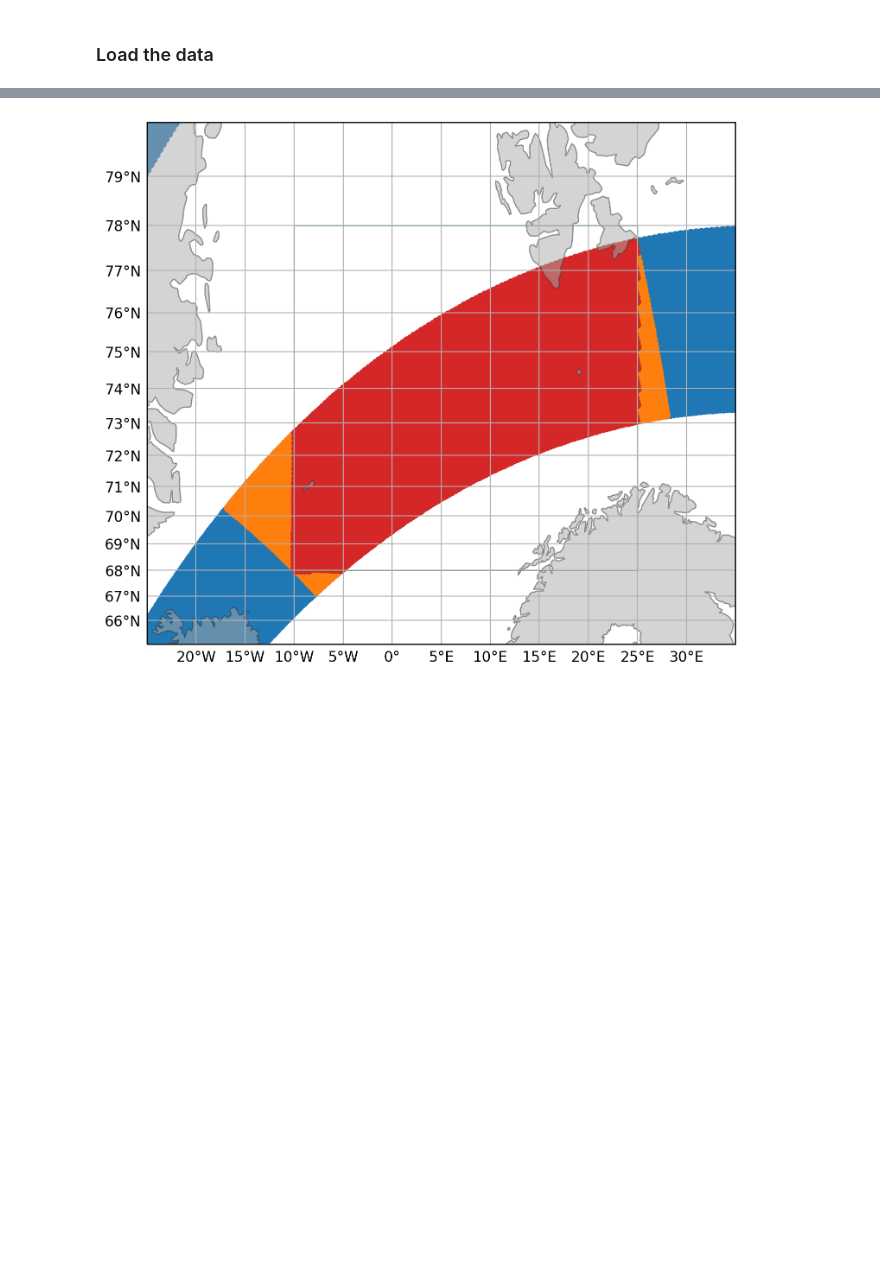
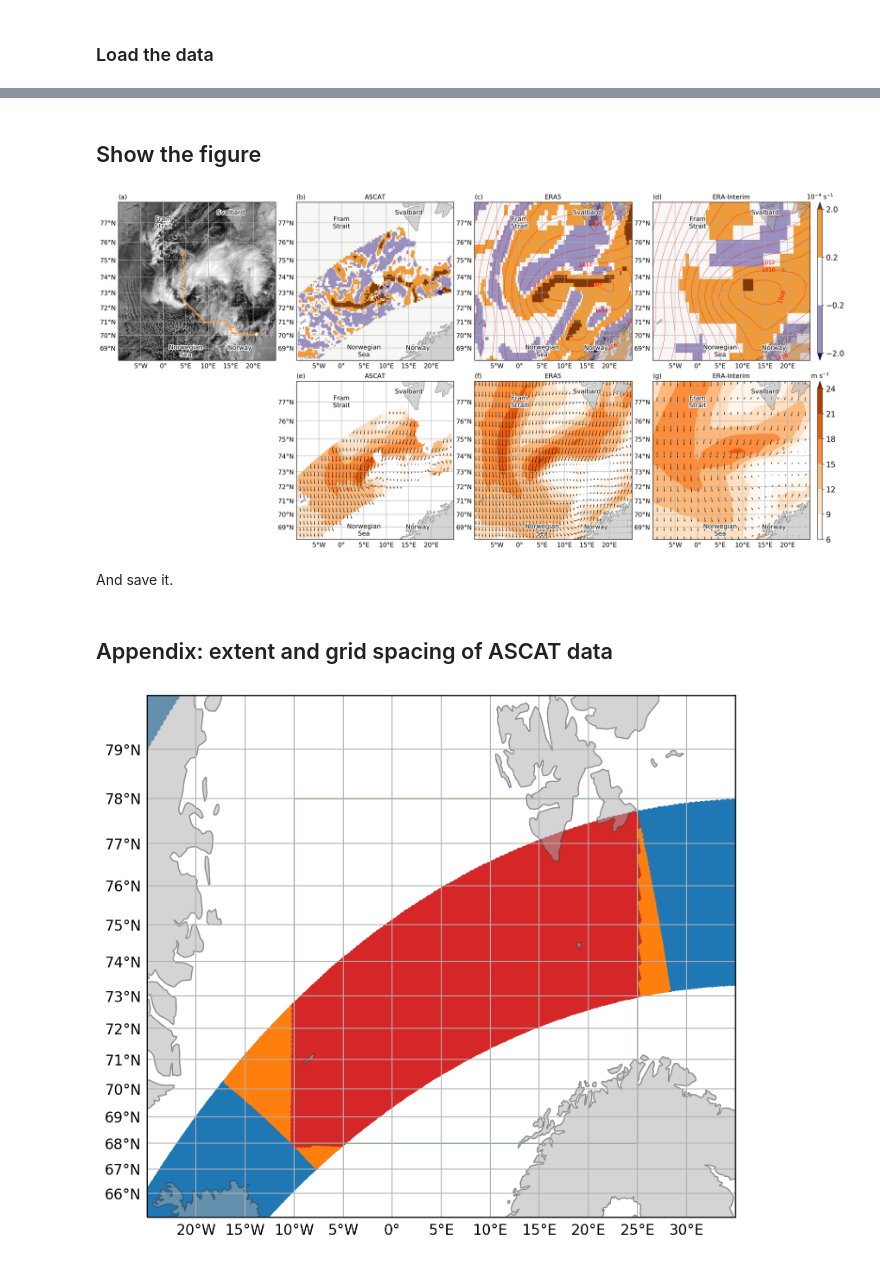
Before and after one commit to cycle13/mc_era5, a Jupyter notebook: code/ACCACIA-Case-Example.ipynb, the cells around one changed output, grey strips where cells are left out. Drawn from its saved outputs; the diff is of its cells as text; code cells hidden in the pictures; blank space fills up the shorter version.

```diff
--- a/code/ACCACIA-Case-Example.ipynb
+++ b/code/ACCACIA-Case-Example.ipynb
@@ -50,0 +264,8 @@ ascat_dt = ascat_ds.time.values.astype("<M8[us]").astype(datetime)
+# %% [markdown]
+## Show the figure
+# %%
+fig
+# %% [output]
+[figure, added]
+# %% [markdown]
+And save it.
@@ -51,3 +274,5 @@ ascat_dt = ascat_ds.time.values.astype("<M8[us]").astype(datetime)
+# %% [markdown]
+## Appendix: extent and grid spacing of ASCAT data
 # %%
 MERC_KW = {k: v for k, v in LCC_KW.items() if not k in ["clon", "clat"]}
 MERC_KW["ticks"] = [5, 1]
```
Also changed, not shown: parts of 52 cells of this notebook.
